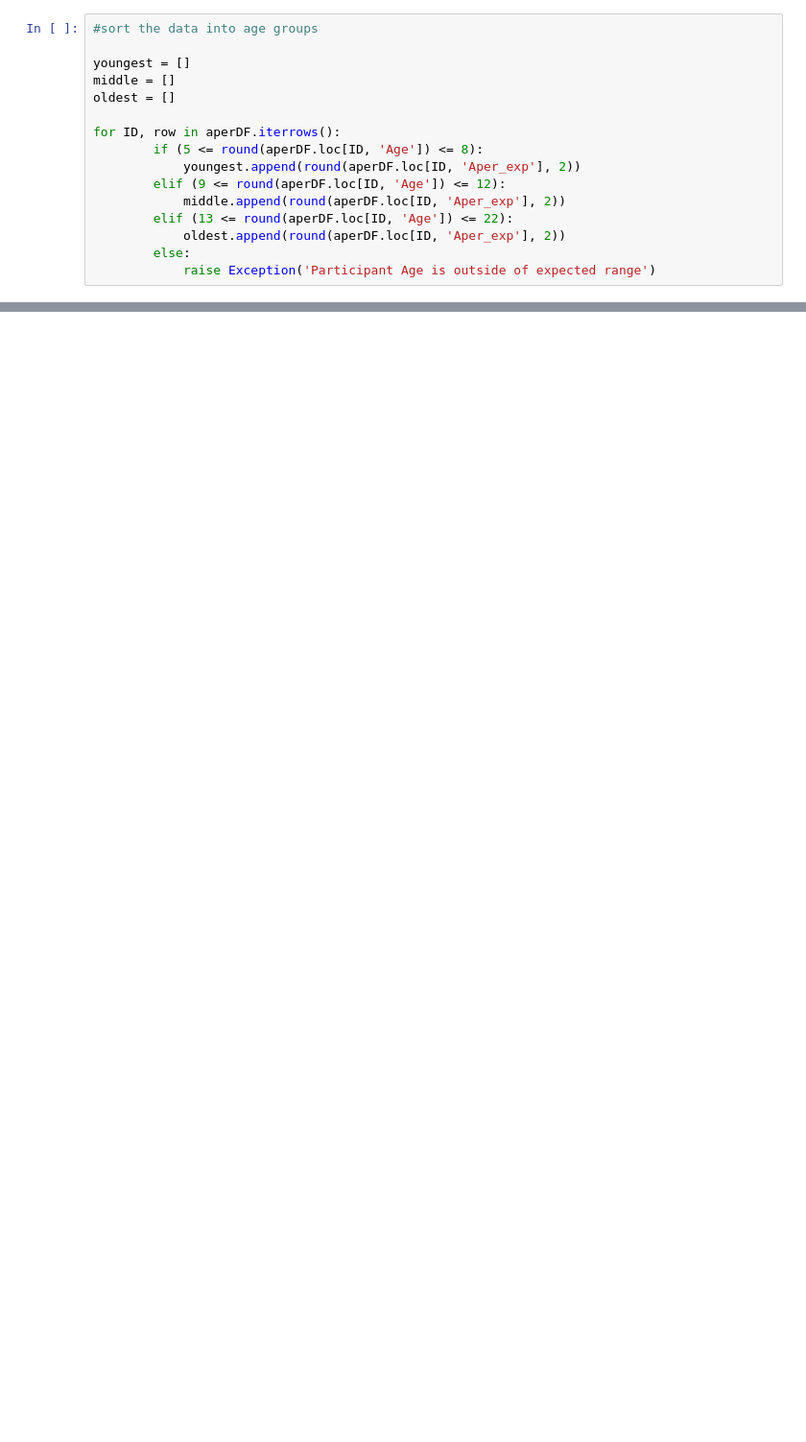
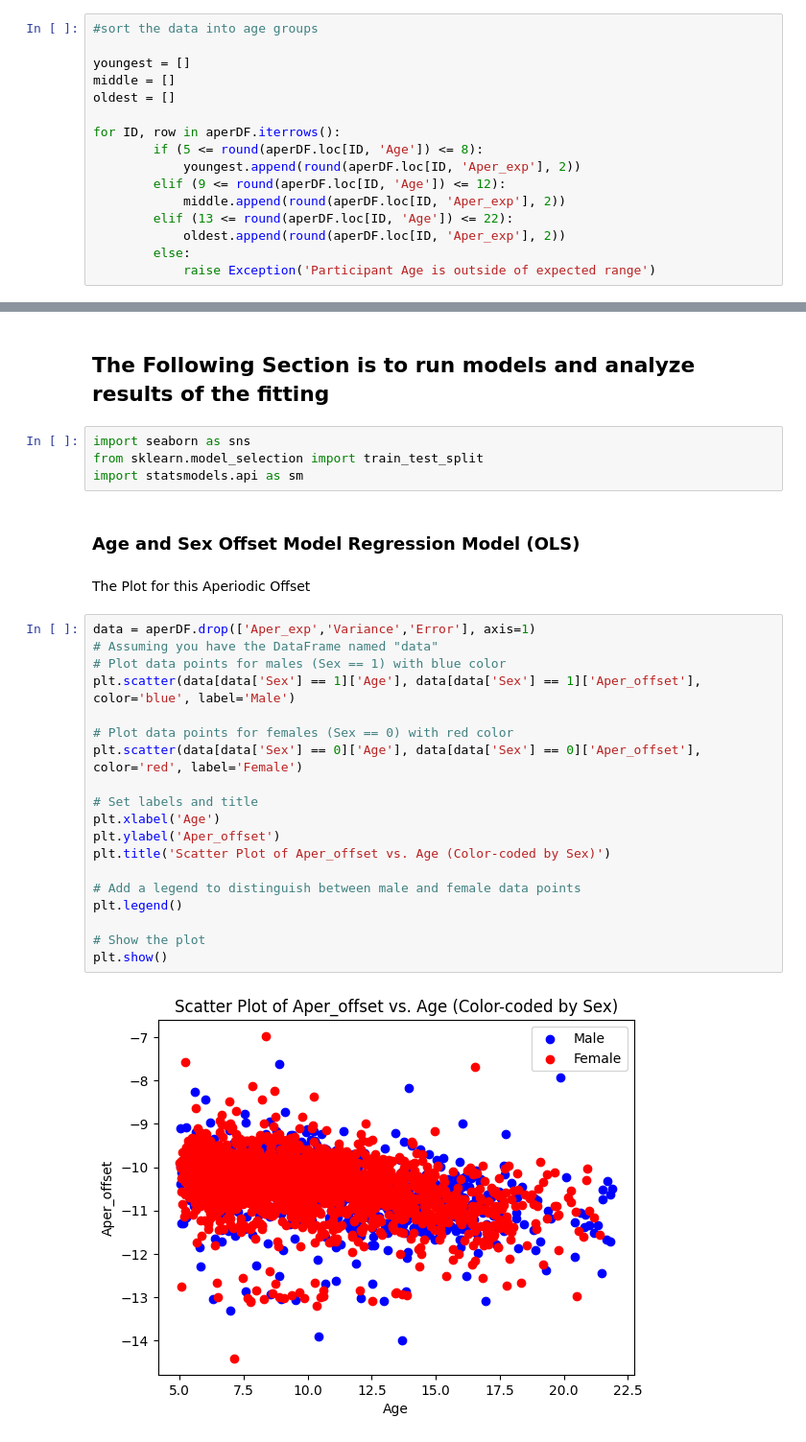
Before and after one commit to Ishaan-Buddharaju/Aperiodic-Component-Development, a Jupyter notebook: OrganizedPiplineV1.ipynb, the cells around one changed output, grey strips where cells are left out. Shown at 96% size. Drawn from its saved outputs; the diff is of its cells as text; blank space fills up the shorter version.

Commit message:
Null Hypothesis testing and began modeling

```diff
--- a/OrganizedPiplineV1.ipynb
+++ b/OrganizedPiplineV1.ipynb
@@ -403,0 +373,31 @@ chi2_stat, chi2_p, chi2_dof, chi2_expected = scipy.stats.chi2_contingency(chi2_c
+# %% [markdown]
+## **The Following Section is to run models and analyze results of the fitting**
+# %%
+import seaborn as sns
+from sklearn.model_selection import train_test_split
+import statsmodels.api as sm
+# %% [markdown]
+### Age and Sex Offset Model Regression Model (OLS)
+# %% [markdown]
+The Plot for this Aperiodic Offset
+# %%
+data = aperDF.drop(['Aper_exp','Variance','Error'], axis=1)
+# Assuming you have the DataFrame named "data"
+# Plot data points for males (Sex == 1) with blue color
+plt.scatter(data[data['Sex'] == 1]['Age'], data[data['Sex'] == 1]['Aper_offset'], color='blue', label='Male')
+
+# Plot data points for females (Sex == 0) with red color
+plt.scatter(data[data['Sex'] == 0]['Age'], data[data['Sex'] == 0]['Aper_offset'], color='red', label='Female')
+
+# Set labels and title
+plt.xlabel('Age')
+plt.ylabel('Aper_offset')
+plt.title('Scatter Plot of Aper_offset vs. Age (Color-coded by Sex)')
+
+# Add a legend to distinguish between male and female data points
+plt.legend()
+
+# Show the plot
+plt.show()
+# %% [output]
+[figure, added]
```
Also changed, not shown: parts of 82 cells of this notebook.
